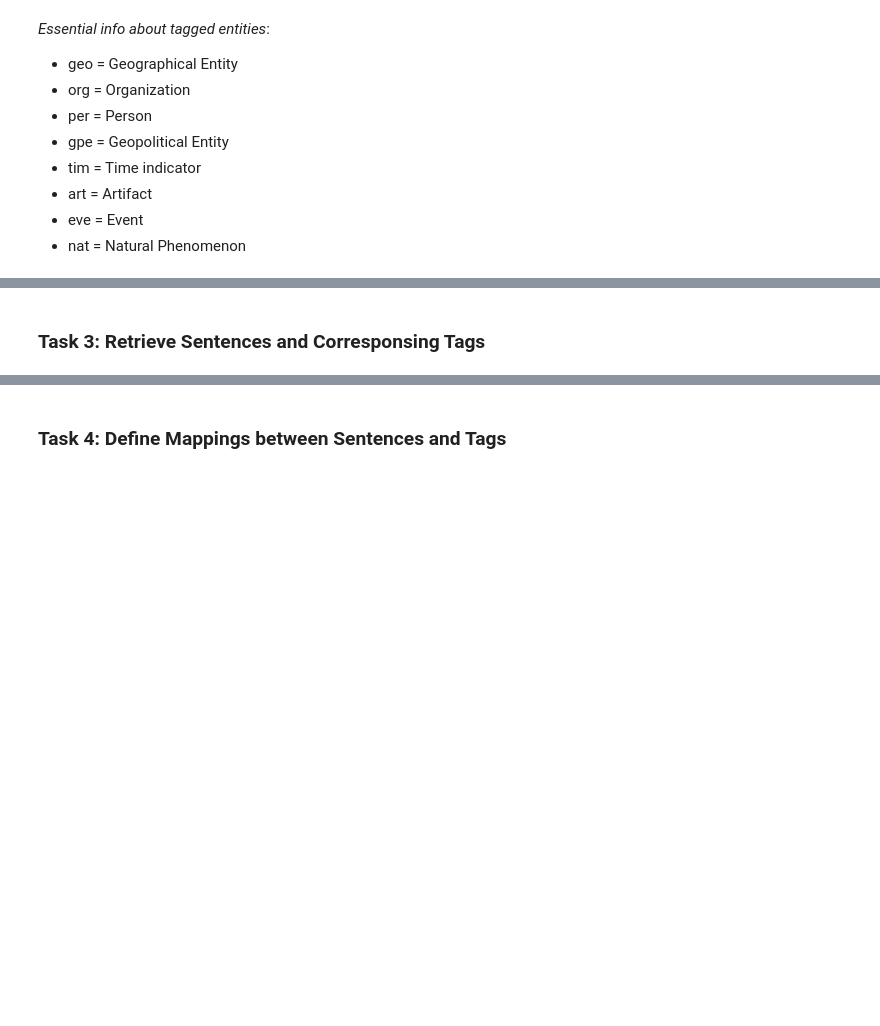
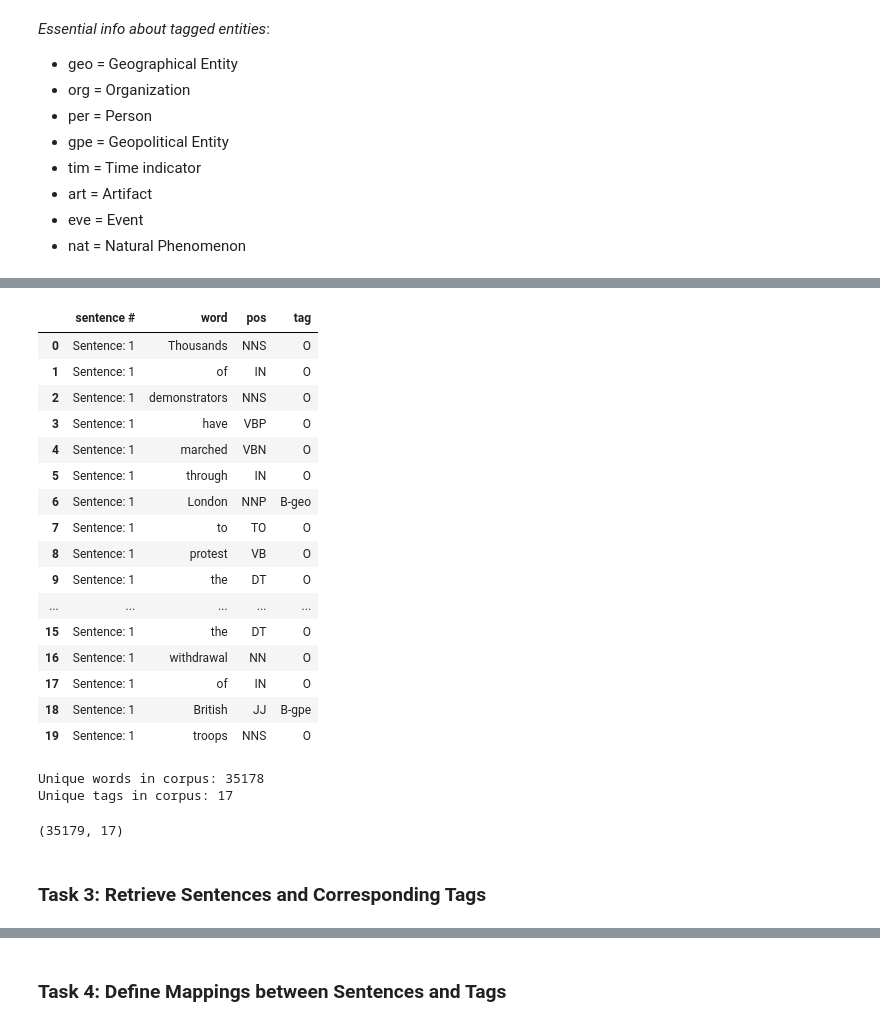
Before and after one commit to baroncurtin2/lstm-entity-recognition, a Jupyter notebook: NER.ipynb, the cells around one changed output, grey strips where cells are left out. Cells and saved outputs as stored; diff of their text form; code cells hidden in the pictures; blank space fills up the shorter version.

```diff
--- a/NER.ipynb
+++ b/NER.ipynb
@@ -39,0 +41,26 @@ GPU detected: [PhysicalDevice(name='/physical_device:GPU:0', device_type='GPU')]
+# %%
+data.head(20)
+# %% [output]
+|  | sentence # | word | pos | tag |
+| 0 | Sentence: 1 | Thousands | NNS | O |
+| 1 | Sentence: 1 | of | IN | O |
+| 2 | Sentence: 1 | demonstrators | NNS | O |
+| 3 | Sentence: 1 | have | VBP | O |
+| 4 | Sentence: 1 | marched | VBN | O |
+| 5 | Sentence: 1 | through | IN | O |
+| 6 | Sentence: 1 | London | NNP | B-geo |
+| 7 | Sentence: 1 | to | TO | O |
+| 8 | Sentence: 1 | protest | VB | O |
+| 9 | Sentence: 1 | the | DT | O |
+| ... | ... | ... | ... | ... |
+| 15 | Sentence: 1 | the | DT | O |
+| 16 | Sentence: 1 | withdrawal | NN | O |
+| 17 | Sentence: 1 | of | IN | O |
+| 18 | Sentence: 1 | British | JJ | B-gpe |
+| 19 | Sentence: 1 | troops | NNS | O |
+# %%
+print(f'Unique words in corpus: {data["word"].nunique()}')
+print(f'Unique tags in corpus: {data["tag"].nunique()}')
+# %% [output]
+Unique words in corpus: 35178
+Unique tags in corpus: 17
@@ -40,2 +74,6 @@ GPU detected: [PhysicalDevice(name='/physical_device:GPU:0', device_type='GPU')]
+# %%
+num_words, num_tags
+# %% [output]
+(35179, 17)
 # %% [markdown]
-### Task 3: Retrieve Sentences and Corresponsing Tags
+### Task 3: Retrieve Sentences and Corresponding Tags
```
Also changed, not shown: parts of 24 cells of this notebook.
